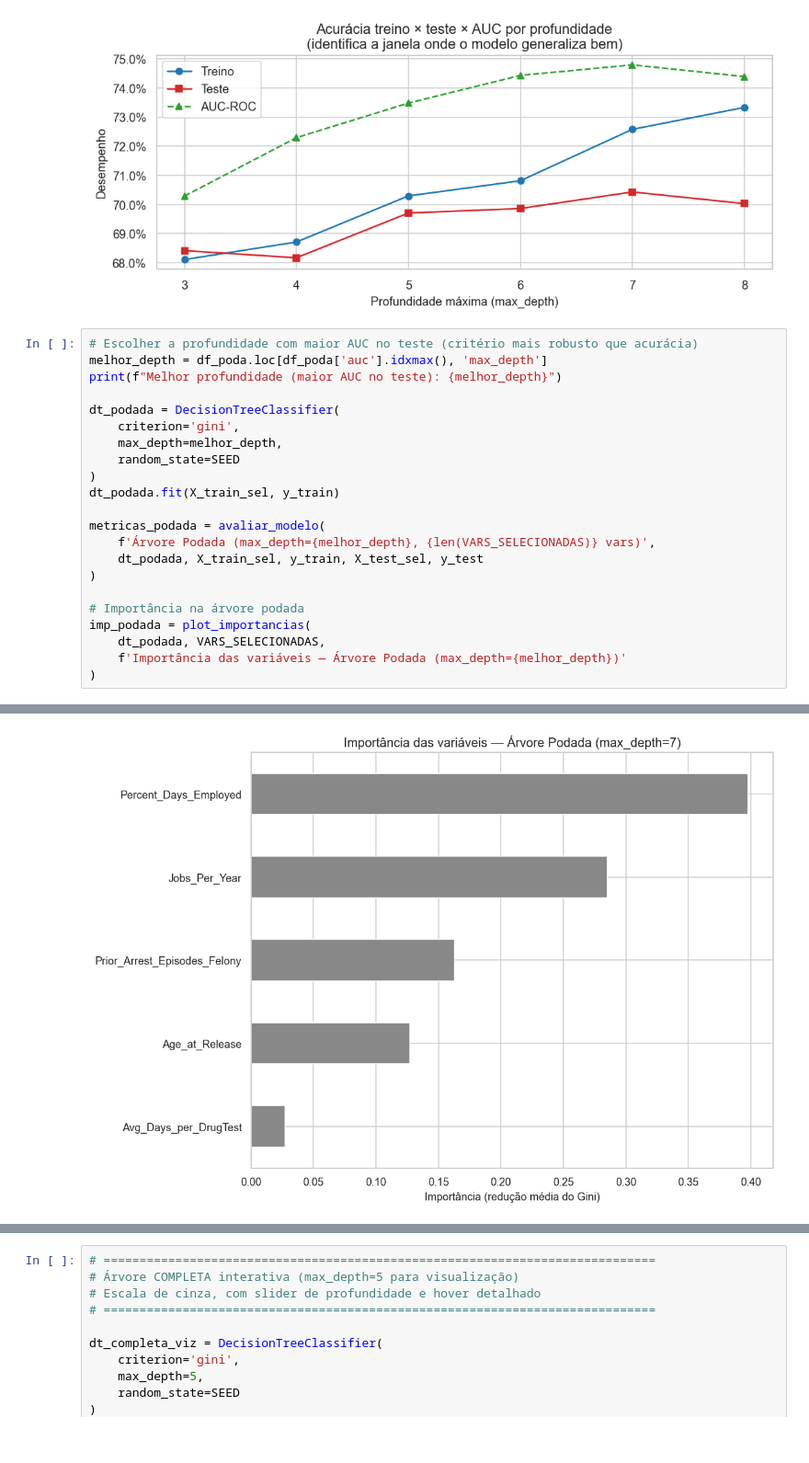
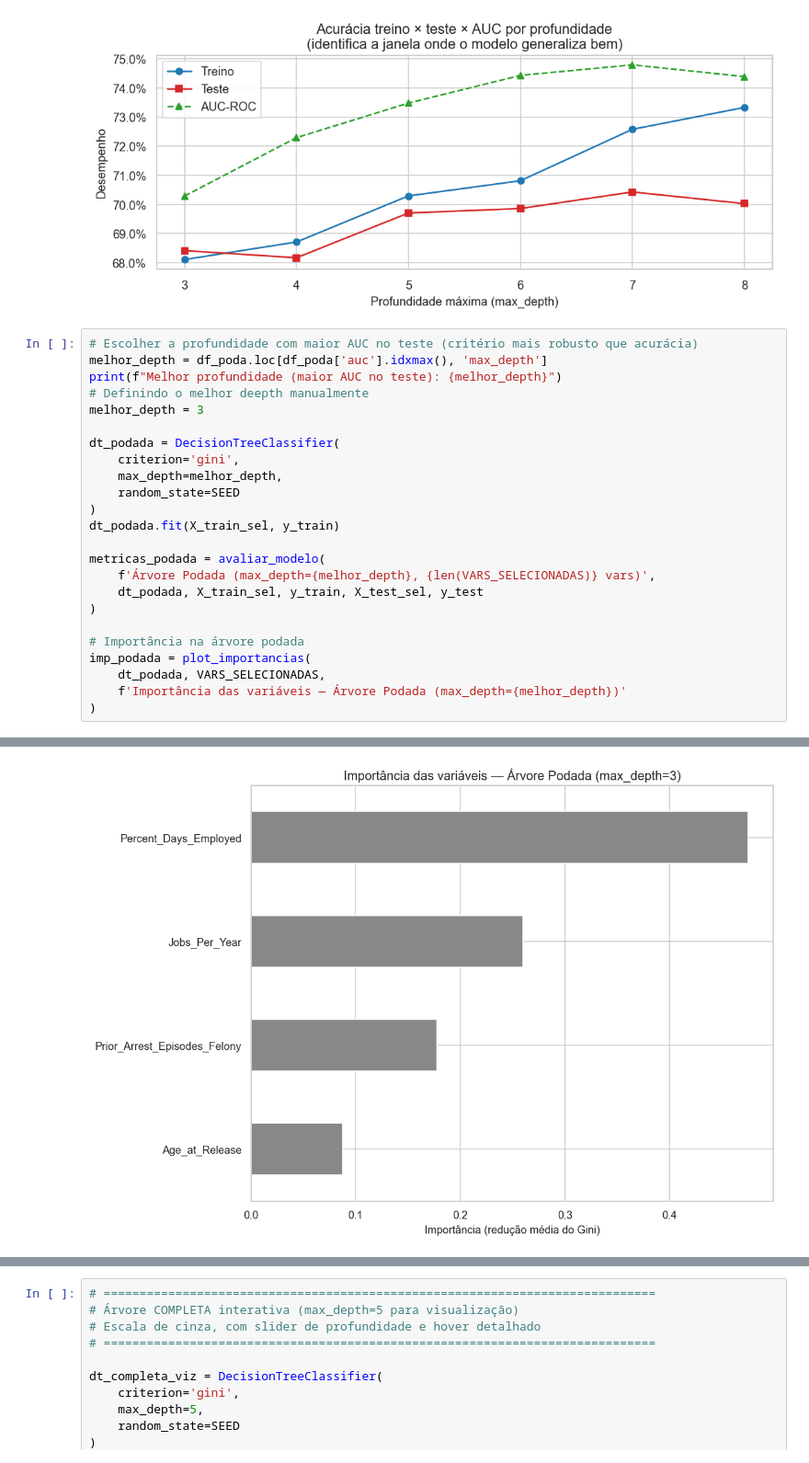
Before and after one commit to glebsonmac/datamining_master_degree_project, a Jupyter notebook: apresentacao.ipynb, the cells around one changed output, grey strips where cells are left out. Shown at 92% size. Drawn from its saved outputs; the diff is of its cells as text.

```diff
--- a/apresentacao.ipynb
+++ b/apresentacao.ipynb
@@ -1059,6 +1171,8 @@ plt.show()
 # Escolher a profundidade com maior AUC no teste (critério mais robusto que acurácia)
 melhor_depth = df_poda.loc[df_poda['auc'].idxmax(), 'max_depth']
 print(f"Melhor profundidade (maior AUC no teste): {melhor_depth}")
+# Definindo o melhor deepth manualmente
+melhor_depth = 3
 
 dt_podada = DecisionTreeClassifier(
     criterion='gini',
@@ -1100,4 +1214,4 @@ Não reincidiu (0)     0.6903    0.5463    0.6099      3280
-[figure, old version]
+[figure, new version]
 # %%
 # =============================================================================
 # Árvore Podada — Visualização interativa com Plotly (escala de cinza)
```
Also changed, not shown: parts of 5 cells of this notebook.
